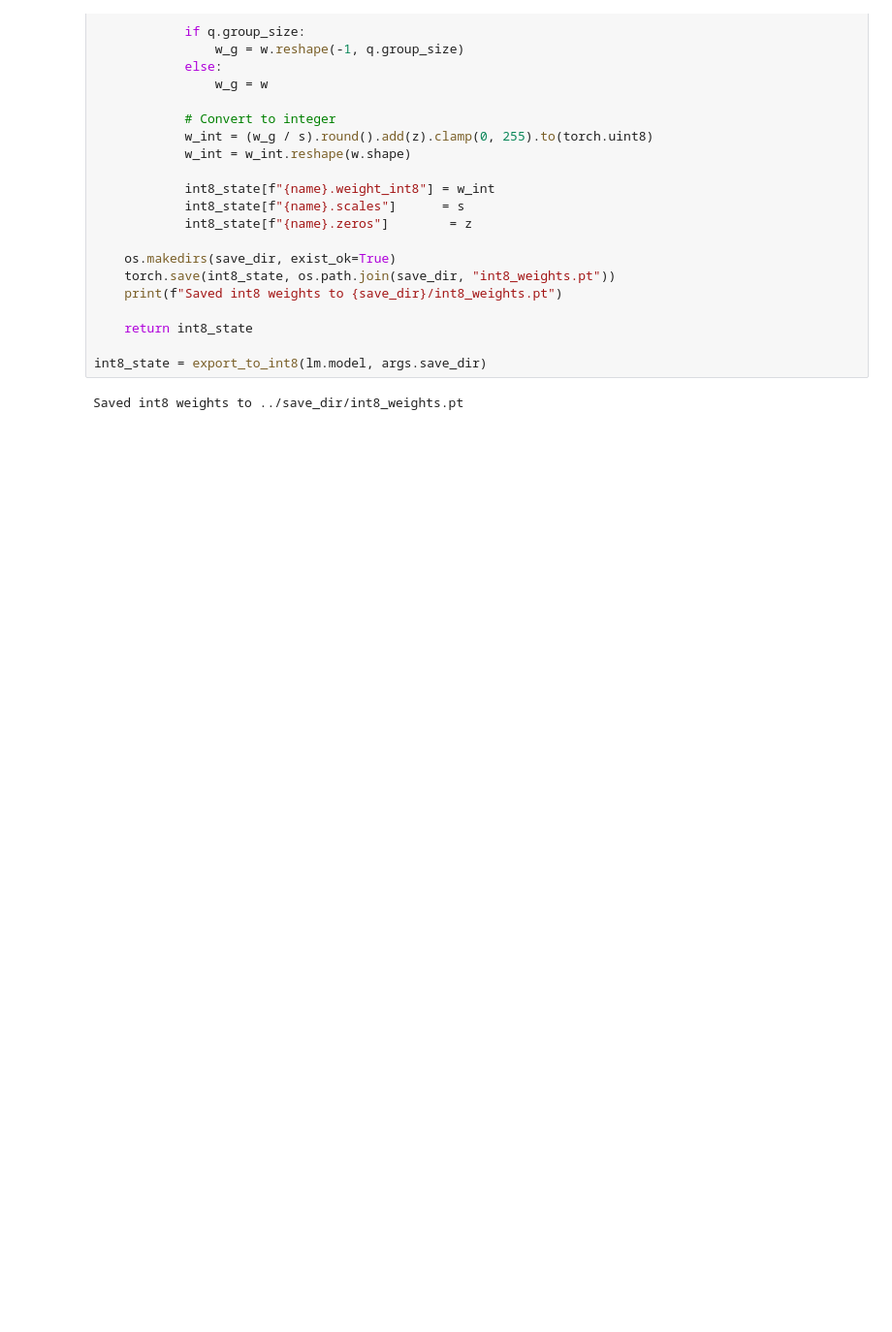
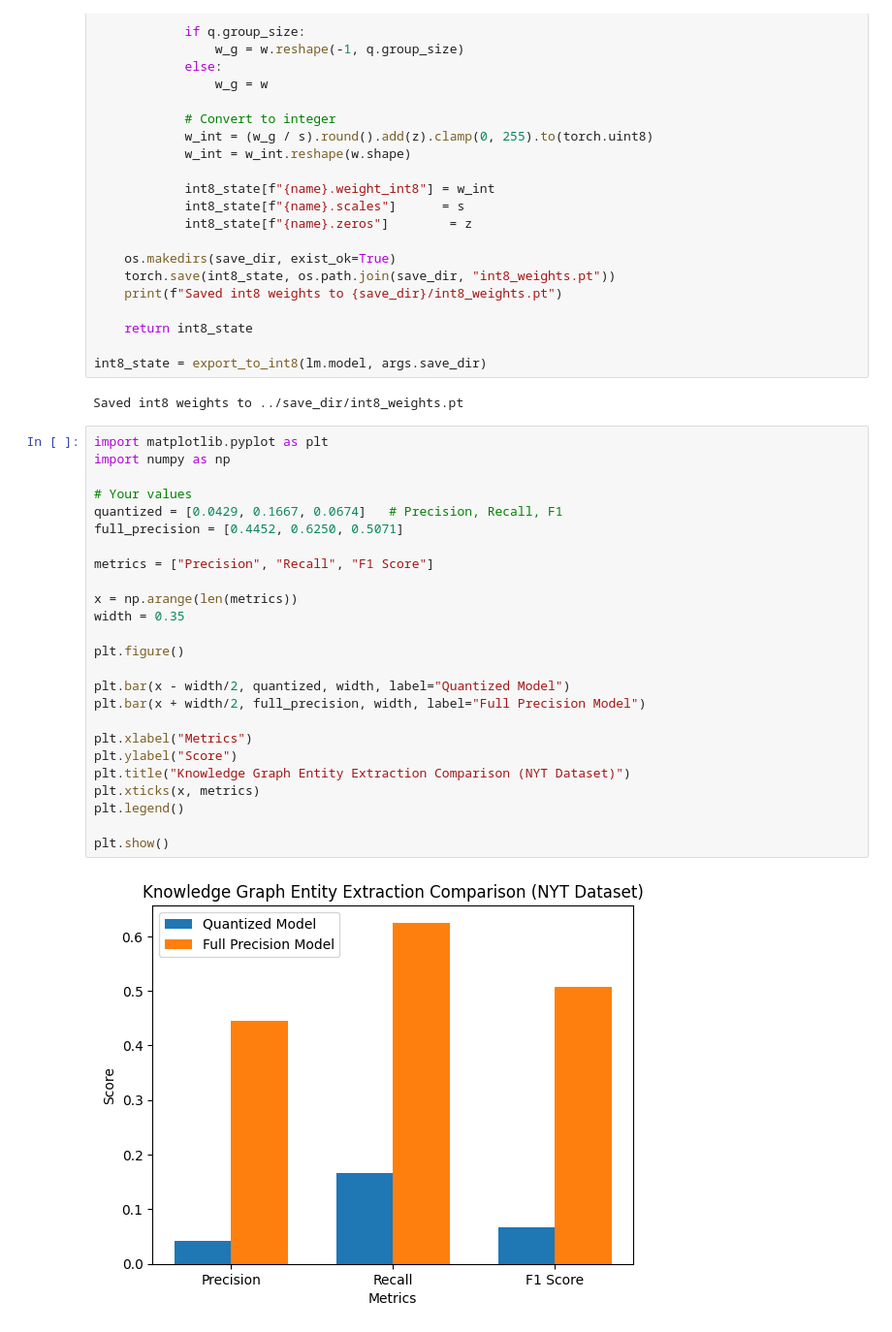
Before and after one commit to Kiruthikaa24/FYP, a Jupyter notebook: Quantization/QuantAlgo.ipynb, the cells around one changed output. Shown at 97% size. Saved outputs shown, nothing was run; the diff lists cells and outputs as text; blank space fills up the shorter version.

```diff
--- a/Quantization/QuantAlgo.ipynb
+++ b/Quantization/QuantAlgo.ipynb
@@ -2229,3 +2420,30 @@ def export_to_int8(model, save_dir):
 int8_state = export_to_int8(lm.model, args.save_dir)
 # %% [output]
 Saved int8 weights to ../save_dir/int8_weights.pt
+# %%
+import matplotlib.pyplot as plt
+import numpy as np
+
+# Your values
+quantized = [0.0429, 0.1667, 0.0674]   # Precision, Recall, F1
+full_precision = [0.4452, 0.6250, 0.5071]
+
+metrics = ["Precision", "Recall", "F1 Score"]
+
+x = np.arange(len(metrics))
+width = 0.35
+
+plt.figure()
+
+plt.bar(x - width/2, quantized, width, label="Quantized Model")
+plt.bar(x + width/2, full_precision, width, label="Full Precision Model")
+
+plt.xlabel("Metrics")
+plt.ylabel("Score")
+plt.title("Knowledge Graph Entity Extraction Comparison (NYT Dataset)")
+plt.xticks(x, metrics)
+plt.legend()
+
+plt.show()
+# %% [output]
+[figure, added]
```
Also changed, not shown: parts of 21 cells of this notebook, 6 other files.
